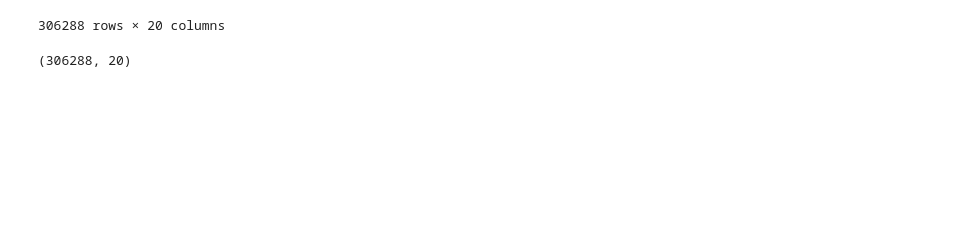
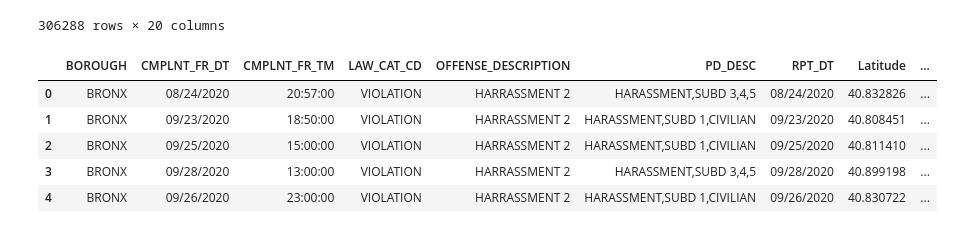
Before and after one commit to YolandaMDavis/cs109a-fall2020, a Jupyter notebook: New_York_Covid_Analysis.ipynb, the cells around one changed output. Drawn from its saved outputs; the diff is of its cells as text; code cells hidden in the pictures; blank space fills up the shorter version.

Commit message:
updated to use full data set with added covid ind

```diff
--- a/New_York_Covid_Analysis.ipynb
+++ b/New_York_Covid_Analysis.ipynb
@@ -94,10 +94,10 @@ new_york_crime_df.head()
 | 36 | 398930216 | 1 | MANHATTAN | 05/18/2020 | 00:15:00 | NaN | NaN | ... |
 # %%
 # select only 2020 data and rename columns
-new_york_crime_2020_df = new_york_crime_df[new_york_crime_df['YEAR'] == 2020]
-new_york_crime_2020_df = new_york_crime_2020_df[["BORO_NM","CMPLNT_FR_DT","CMPLNT_FR_TM","LAW_CAT_CD","OFNS_DESC","PD_DESC","RPT_DT","Latitude","Longitude","YEAR","MONTH","DAY","DAY_OF_WEEK","HOUR"]]
-new_york_crime_2020_df = new_york_crime_2020_df.rename(columns={"BORO_NM": "BOROUGH","OFNS_DESC":"OFFENSE_DESCRIPTION"})
-new_york_crime_2020_df.head()
+#new_york_crime_2020_df = new_york_crime_df[new_york_crime_df['YEAR'] == 2020]
+new_york_crime_df = new_york_crime_df[["BORO_NM","CMPLNT_FR_DT","CMPLNT_FR_TM","LAW_CAT_CD","OFNS_DESC","PD_DESC","RPT_DT","Latitude","Longitude","YEAR","MONTH","DAY","DAY_OF_WEEK","HOUR"]]
+new_york_crime_df = new_york_crime_df.rename(columns={"BORO_NM": "BOROUGH","OFNS_DESC":"OFFENSE_DESCRIPTION"})
+new_york_crime_df.head()
 # %% [output]
 |  | BOROUGH | CMPLNT_FR_DT | CMPLNT_FR_TM | LAW_CAT_CD | OFFENSE_DESCRIPTION | PD_DESC | RPT_DT | Latitude | ... |
 | 12 | BRONX | 08/24/2020 | 20:57:00 | VIOLATION | HARRASSMENT 2 | HARASSMENT,SUBD 3,4,5 | 08/24/2020 | 40.832826 | ... |
@@ -106,7 +106,7 @@ new_york_crime_2020_df.head()
 | 34 | MANHATTAN | 05/31/2020 | 00:05:00 | FELONY | ARSON | ARSON, MOTOR VEHICLE 1 2 3 & 4 | 05/31/2020 | 40.734269 | ... |
 | 36 | MANHATTAN | 05/18/2020 | 00:15:00 | FELONY | RAPE | RAPE 1 | 05/18/2020 | 40.720255 | ... |
 # %%
-new_york_crime_covid_df  =  pd.merge(new_york_crime_2020_df,new_york_covid_totals_df, left_on="BOROUGH", right_on="BOROUGH")
+new_york_crime_covid_df  =  pd.merge(new_york_crime_df,new_york_covid_totals_df, left_on="BOROUGH", right_on="BOROUGH")
 new_york_crime_covid_df
 # %% [output]
 |  | BOROUGH | CMPLNT_FR_DT | CMPLNT_FR_TM | LAW_CAT_CD | OFFENSE_DESCRIPTION | PD_DESC | RPT_DT | Latitude | ... |
@@ -144,13 +144,13 @@ new_york_crime_offense_types_df
 | 55 | UNLAWFUL POSS. WEAP. ON SCHOOL | 0 | Weapon |
 | 56 | VEHICLE AND TRAFFIC LAWS | 0 | Other |
 # %%
-new_york_crime_2020_df = pd.merge(new_york_crime_covid_df,new_york_crime_offense_types_df, left_on="OFFENSE_DESCRIPTION", right_on="OFFENSE_DESCRIPTION")
-new_york_crime_2020_df.shape
+new_york_crime_df = pd.merge(new_york_crime_covid_df,new_york_crime_offense_types_df, left_on="OFFENSE_DESCRIPTION", right_on="OFFENSE_DESCRIPTION")
+new_york_crime_df.shape
 # %% [output]
 (306288, 19)
 # %%
-new_york_crime_2020_df["GEOHASH"] = [pgh.encode(row["Latitude"],row["Longitude"]) for idx, row in new_york_crime_2020_df.iterrows()]
-new_york_crime_2020_df.sort_values(by=["GEOHASH"])
+new_york_crime_df["GEOHASH"] = [pgh.encode(row["Latitude"],row["Longitude"]) for idx, row in new_york_crime_df.iterrows()]
+new_york_crime_df.sort_values(by=["GEOHASH"])
 # %% [output]
 |  | BOROUGH | CMPLNT_FR_DT | CMPLNT_FR_TM | LAW_CAT_CD | OFFENSE_DESCRIPTION | PD_DESC | RPT_DT | Latitude | ... |
 | 91252 | STATEN ISLAND | 09/07/2020 | 16:03:00 | MISDEMEANOR | OFF. AGNST PUB ORD SENSBLTY & | AGGRAVATED HARASSMENT 2 | 09/07/2020 | 40.502462 | ... |
@@ -165,7 +165,18 @@ new_york_crime_2020_df.sort_values(by=["GEOHASH"])
 | 297984 | BRONX | 01/02/2020 | 20:15:00 | MISDEMEANOR | INTOXICATED & IMPAIRED DRIVING | INTOXICATED DRIVING,ALCOHOL | 01/03/2020 | 40.886721 | ... |
 | 174357 | BRONX | 11/05/2019 | 00:01:00 | FELONY | GRAND LARCENY | LARCENY,GRAND BY CREDIT CARD ACCT... | 03/11/2020 | 40.889273 | ... |
 306288 rows × 20 columns
-# %%
-new_york_crime_2020_df.shape
-# %% [output]
-(306288, 20)
+# %%
+# Determine Covid Period indicator based on NYC emergency order date March 7th, 2020
+import datetime
+lockdown_date = datetime.datetime(2020, 3, 7)
+crime_dates = pd.to_datetime(new_york_crime_df["RPT_DT"])
+covid_ind = crime_dates >= lockdown_date
+new_york_crime_df["COVID_PERIOD"] = covid_ind.astype(int)
+new_york_crime_df.head()
+# %% [output]
+|  | BOROUGH | CMPLNT_FR_DT | CMPLNT_FR_TM | LAW_CAT_CD | OFFENSE_DESCRIPTION | PD_DESC | RPT_DT | Latitude | ... |
+| 0 | BRONX | 08/24/2020 | 20:57:00 | VIOLATION | HARRASSMENT 2 | HARASSMENT,SUBD 3,4,5 | 08/24/2020 | 40.832826 | ... |
+| 1 | BRONX | 09/23/2020 | 18:50:00 | VIOLATION | HARRASSMENT 2 | HARASSMENT,SUBD 1,CIVILIAN | 09/23/2020 | 40.808451 | ... |
+| 2 | BRONX | 09/25/2020 | 15:00:00 | VIOLATION | HARRASSMENT 2 | HARASSMENT,SUBD 1,CIVILIAN | 09/25/2020 | 40.811410 | ... |
+| 3 | BRONX | 09/28/2020 | 13:00:00 | VIOLATION | HARRASSMENT 2 | HARASSMENT,SUBD 3,4,5 | 09/28/2020 | 40.899198 | ... |
+| 4 | BRONX | 09/26/2020 | 23:00:00 | VIOLATION | HARRASSMENT 2 | HARASSMENT,SUBD 1,CIVILIAN | 09/26/2020 | 40.830722 | ... |
```
Also changed, not shown: parts of 4 cells of this notebook.
